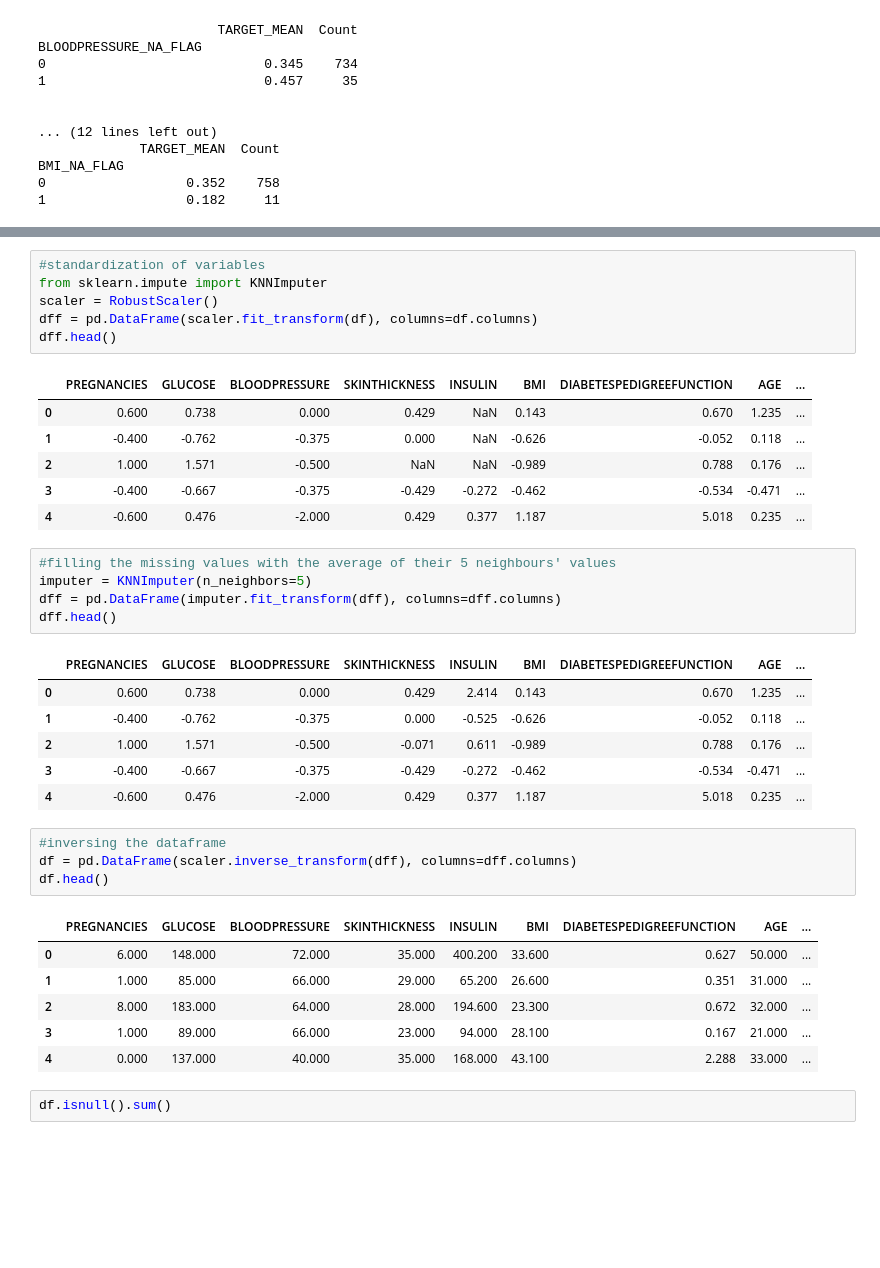
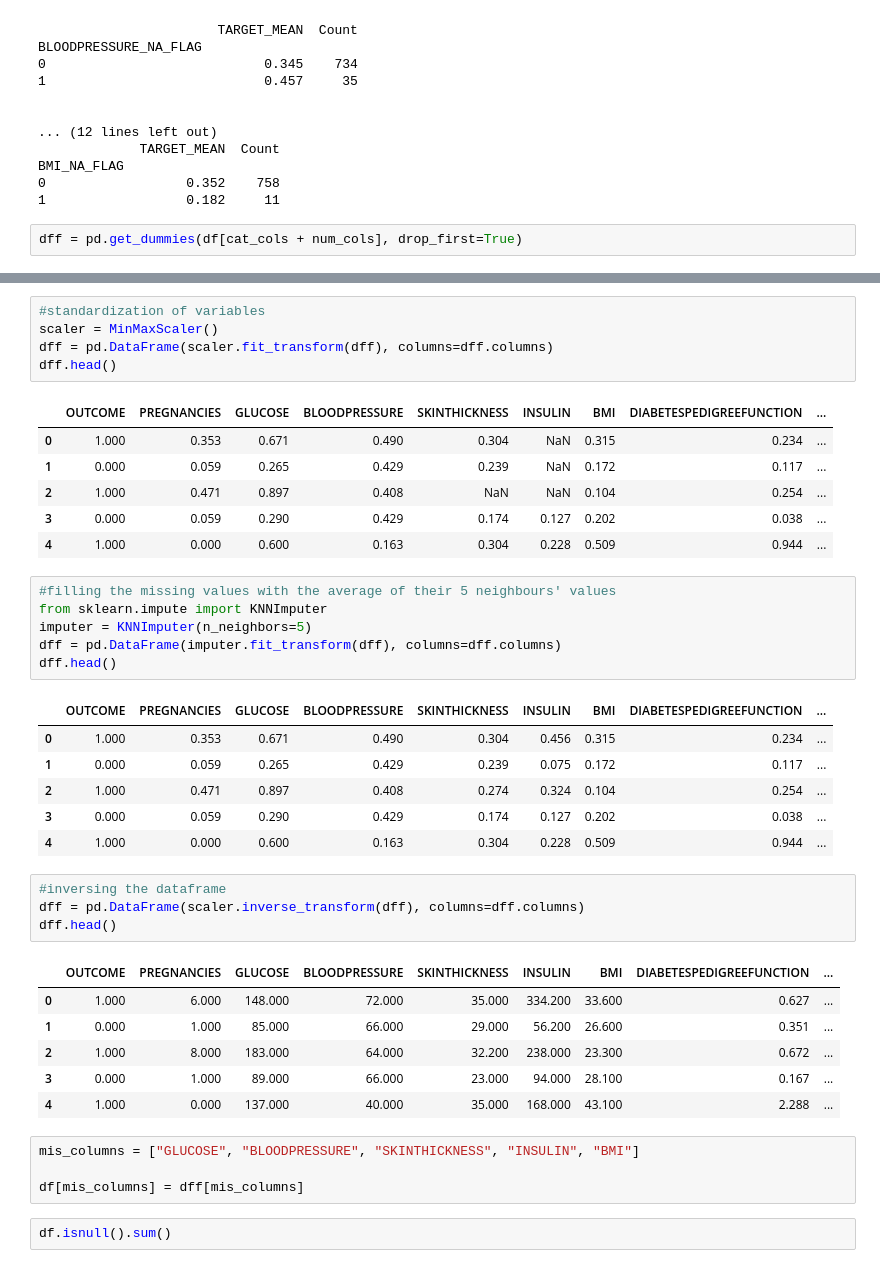
Before and after one commit to dilekdd/Feature_Engineering_Diabeties, a Jupyter notebook: diabeties-feature-engineering.ipynb, the cells around one changed output, grey strips where cells are left out. Drawn from its saved outputs; the diff is of its cells as text; blank space fills up the shorter version.

```diff
--- a/diabeties-feature-engineering.ipynb
+++ b/diabeties-feature-engineering.ipynb
@@ -662,3 +662,5 @@ BLOODPRESSURE_NA_FLAG
 BMI_NA_FLAG
 0                  0.352    758
 1                  0.182     11
+# %%
+dff = pd.get_dummies(df[cat_cols + num_cols], drop_first=True)
@@ -665,39 +676,43 @@ BMI_NA_FLAG
 # %%
 #standardization of variables
-from sklearn.impute import KNNImputer
-scaler = RobustScaler()
-dff = pd.DataFrame(scaler.fit_transform(df), columns=df.columns)
+scaler = MinMaxScaler()
+dff = pd.DataFrame(scaler.fit_transform(dff), columns=dff.columns)
 dff.head()
 # %% [output]
-|  | PREGNANCIES | GLUCOSE | BLOODPRESSURE | SKINTHICKNESS | INSULIN | BMI | DIABETESPEDIGREEFUNCTION | AGE | ... |
-| 0 | 0.600 | 0.738 | 0.000 | 0.429 | NaN | 0.143 | 0.670 | 1.235 | ... |
-| 1 | -0.400 | -0.762 | -0.375 | 0.000 | NaN | -0.626 | -0.052 | 0.118 | ... |
-| 2 | 1.000 | 1.571 | -0.500 | NaN | NaN | -0.989 | 0.788 | 0.176 | ... |
-| 3 | -0.400 | -0.667 | -0.375 | -0.429 | -0.272 | -0.462 | -0.534 | -0.471 | ... |
-| 4 | -0.600 | 0.476 | -2.000 | 0.429 | 0.377 | 1.187 | 5.018 | 0.235 | ... |
+|  | OUTCOME | PREGNANCIES | GLUCOSE | BLOODPRESSURE | SKINTHICKNESS | INSULIN | BMI | DIABETESPEDIGREEFUNCTION | ... |
+| 0 | 1.000 | 0.353 | 0.671 | 0.490 | 0.304 | NaN | 0.315 | 0.234 | ... |
+| 1 | 0.000 | 0.059 | 0.265 | 0.429 | 0.239 | NaN | 0.172 | 0.117 | ... |
+| 2 | 1.000 | 0.471 | 0.897 | 0.408 | NaN | NaN | 0.104 | 0.254 | ... |
+| 3 | 0.000 | 0.059 | 0.290 | 0.429 | 0.174 | 0.127 | 0.202 | 0.038 | ... |
+| 4 | 1.000 | 0.000 | 0.600 | 0.163 | 0.304 | 0.228 | 0.509 | 0.944 | ... |
 # %%
 #filling the missing values with the average of their 5 neighbours' values
+from sklearn.impute import KNNImputer
 imputer = KNNImputer(n_neighbors=5)
 dff = pd.DataFrame(imputer.fit_transform(dff), columns=dff.columns)
 dff.head()
 # %% [output]
-|  | PREGNANCIES | GLUCOSE | BLOODPRESSURE | SKINTHICKNESS | INSULIN | BMI | DIABETESPEDIGREEFUNCTION | AGE | ... |
-| 0 | 0.600 | 0.738 | 0.000 | 0.429 | 2.414 | 0.143 | 0.670 | 1.235 | ... |
-| 1 | -0.400 | -0.762 | -0.375 | 0.000 | -0.525 | -0.626 | -0.052 | 0.118 | ... |
-| 2 | 1.000 | 1.571 | -0.500 | -0.071 | 0.611 | -0.989 | 0.788 | 0.176 | ... |
-| 3 | -0.400 | -0.667 | -0.375 | -0.429 | -0.272 | -0.462 | -0.534 | -0.471 | ... |
-| 4 | -0.600 | 0.476 | -2.000 | 0.429 | 0.377 | 1.187 | 5.018 | 0.235 | ... |
+|  | OUTCOME | PREGNANCIES | GLUCOSE | BLOODPRESSURE | SKINTHICKNESS | INSULIN | BMI | DIABETESPEDIGREEFUNCTION | ... |
+| 0 | 1.000 | 0.353 | 0.671 | 0.490 | 0.304 | 0.456 | 0.315 | 0.234 | ... |
+| 1 | 0.000 | 0.059 | 0.265 | 0.429 | 0.239 | 0.075 | 0.172 | 0.117 | ... |
+| 2 | 1.000 | 0.471 | 0.897 | 0.408 | 0.274 | 0.324 | 0.104 | 0.254 | ... |
+| 3 | 0.000 | 0.059 | 0.290 | 0.429 | 0.174 | 0.127 | 0.202 | 0.038 | ... |
+| 4 | 1.000 | 0.000 | 0.600 | 0.163 | 0.304 | 0.228 | 0.509 | 0.944 | ... |
 # %%
 #inversing the dataframe
-df = pd.DataFrame(scaler.inverse_transform(dff), columns=dff.columns)
-df.head()
+dff = pd.DataFrame(scaler.inverse_transform(dff), columns=dff.columns)
+dff.head()
 # %% [output]
-|  | PREGNANCIES | GLUCOSE | BLOODPRESSURE | SKINTHICKNESS | INSULIN | BMI | DIABETESPEDIGREEFUNCTION | AGE | ... |
-| 0 | 6.000 | 148.000 | 72.000 | 35.000 | 400.200 | 33.600 | 0.627 | 50.000 | ... |
-| 1 | 1.000 | 85.000 | 66.000 | 29.000 | 65.200 | 26.600 | 0.351 | 31.000 | ... |
-| 2 | 8.000 | 183.000 | 64.000 | 28.000 | 194.600 | 23.300 | 0.672 | 32.000 | ... |
-| 3 | 1.000 | 89.000 | 66.000 | 23.000 | 94.000 | 28.100 | 0.167 | 21.000 | ... |
-| 4 | 0.000 | 137.000 | 40.000 | 35.000 | 168.000 | 43.100 | 2.288 | 33.000 | ... |
+|  | OUTCOME | PREGNANCIES | GLUCOSE | BLOODPRESSURE | SKINTHICKNESS | INSULIN | BMI | DIABETESPEDIGREEFUNCTION | ... |
+| 0 | 1.000 | 6.000 | 148.000 | 72.000 | 35.000 | 334.200 | 33.600 | 0.627 | ... |
+| 1 | 0.000 | 1.000 | 85.000 | 66.000 | 29.000 | 56.200 | 26.600 | 0.351 | ... |
+| 2 | 1.000 | 8.000 | 183.000 | 64.000 | 32.200 | 238.000 | 23.300 | 0.672 | ... |
+| 3 | 0.000 | 1.000 | 89.000 | 66.000 | 23.000 | 94.000 | 28.100 | 0.167 | ... |
+| 4 | 1.000 | 0.000 | 137.000 | 40.000 | 35.000 | 168.000 | 43.100 | 2.288 | ... |
+# %%
+mis_columns = ["GLUCOSE", "BLOODPRESSURE", "SKINTHICKNESS", "INSULIN", "BMI"]
+
+df[mis_columns] = dff[mis_columns]
 # %%
 df.isnull().sum()
 # %% [output]
```
Also changed, not shown: parts of 11 cells of this notebook.
